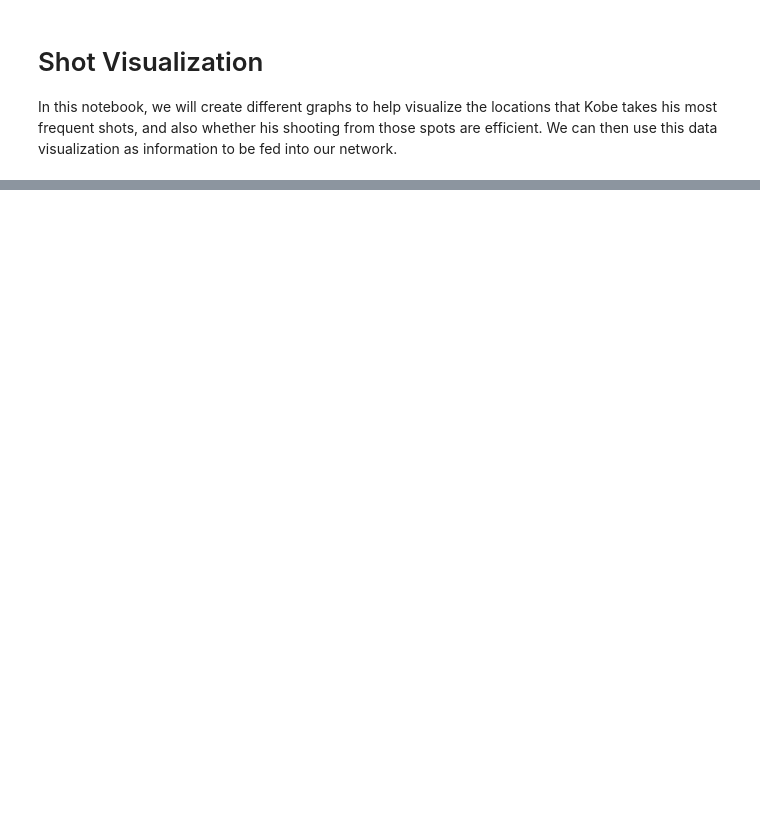
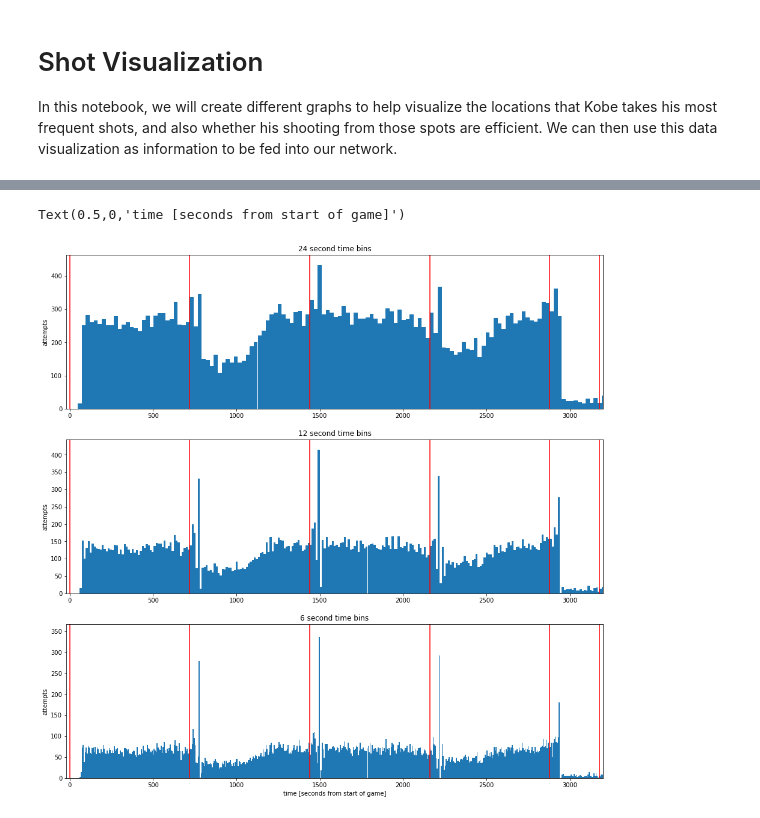
Before and after one commit to jonathanjmak/mcs100-finalproject, a Jupyter notebook: Shot Visualization.ipynb, the cells around one changed output, grey strips where cells are left out. Cells and saved outputs as stored; diff of their text form; code cells hidden in the pictures; blank space fills up the shorter version.

```diff
--- a/Shot Visualization.ipynb
+++ b/Shot Visualization.ipynb
@@ -21,0 +69,42 @@ ModuleNotFoundError: No module named 'sklearn'
+# %%
+plt.rcParams['figure.figsize'] = (16, 16)
+
+binsSizes = [24,12,6]
+quarter = 12 * 60
+plt.figure();
+# for k, bins in enumerate(bins_sizes):
+#     time_bin = np.arange(0,60*(4*12+3*5),bins)+0.01
+#     attempts, b = np.histogram(data['seconds_from_game_start'], bins=time_bin)
+
+#     graph_height = max(attempts) + 30
+#     barWidth = 0.999*(time_bin[1]-time_bin[0])
+#     plt.subplot(len(bins_sizes),1,k+1);
+#     plt.bar(time_bin[:-1],attempts, align='edge', width=barWidth); plt.title(str(bins) + ' second time bins')
+#     plt.vlines(x=[0,quarter,2*quarter,3*quarter,4*quarter,4*quarter+5*60,4*12*60+2*5*60,4*12*60+3*5*60], ymin=0,ymax=graph_height, colors='r')
+#     plt.xlim((-20,3200)); plt.ylim((0,graph_height)); plt.ylabel('Attempts')
+# plt.xlabel('time')
+# for k, bins in enumerate(bins_sizes):
+#     timeBins = np.arange(0,60*(4*12+3*5),bins)+0.01
+#     attempts, b = np.histogram(data['seconds_from_game_start'], bins=timeBins)
+
+#     maxHeight = max(attemptsAsFunctionOfTime) + 30
+#     barWidth = 0.999*(timeBins[1]-timeBins[0])
+#     plt.subplot(len(bins_sizes),1,k+1);
+#     plt.bar(timeBins[:-1],attempts, align='edge', width=barWidth); plt.title(str(bins) + ' second time bins')
+#     plt.vlines(x=[0,12*60,2*12*60,3*12*60,4*12*60,4*12*60+5*60,4*12*60+2*5*60,4*12*60+3*5*60], ymin=0,ymax=maxHeight, colors='r')
+#     plt.xlim((-20,3200)); plt.ylim((0,maxHeight)); plt.ylabel('attempts')
+# plt.xlabel('time [seconds from start of game]')
+for k, binSizeInSeconds in enumerate(binsSizes):
+    timeBins = np.arange(0,60*(4*12+3*5),binSizeInSeconds)+0.01
+    attemptsAsFunctionOfTime, b = np.histogram(data['seconds_from_game_start'], bins=timeBins)
+
+    maxHeight = max(attemptsAsFunctionOfTime) + 30
+    barWidth = 0.999*(timeBins[1]-timeBins[0])
+    plt.subplot(len(binsSizes),1,k+1);
+    plt.bar(timeBins[:-1],attemptsAsFunctionOfTime, align='edge', width=barWidth); plt.title(str(binSizeInSeconds) + ' second time bins')
+    plt.vlines(x=[0,12*60,2*12*60,3*12*60,4*12*60,4*12*60+5*60,4*12*60+2*5*60,4*12*60+3*5*60], ymin=0,ymax=maxHeight, colors='r')
+    plt.xlim((-20,3200)); plt.ylim((0,maxHeight)); plt.ylabel('attempts')
+plt.xlabel('time [seconds from start of game]')
+# %% [output]
+Text(0.5,0,'time [seconds from start of game]')
+[figure, added]
```
Also changed, not shown: parts of 4 cells of this notebook, 1 other file.
